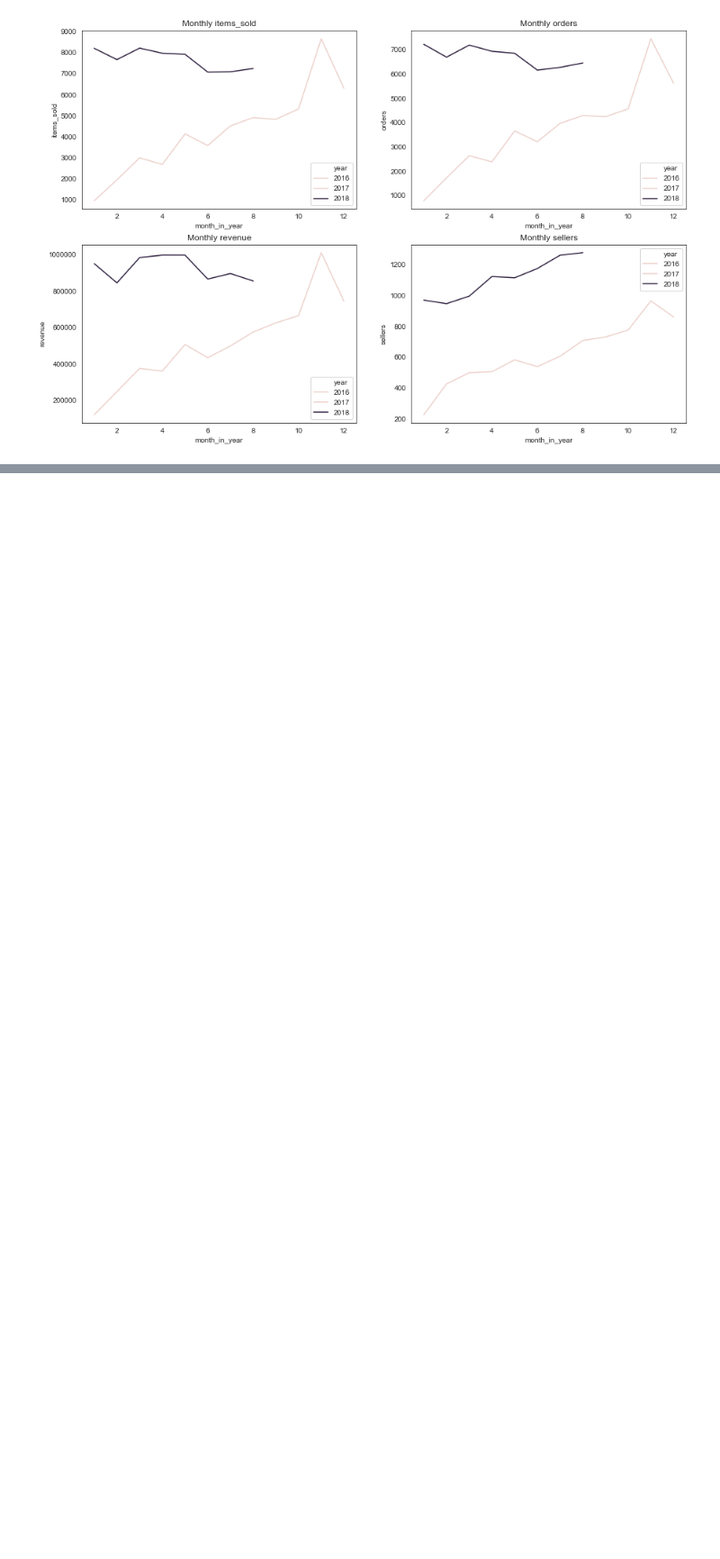
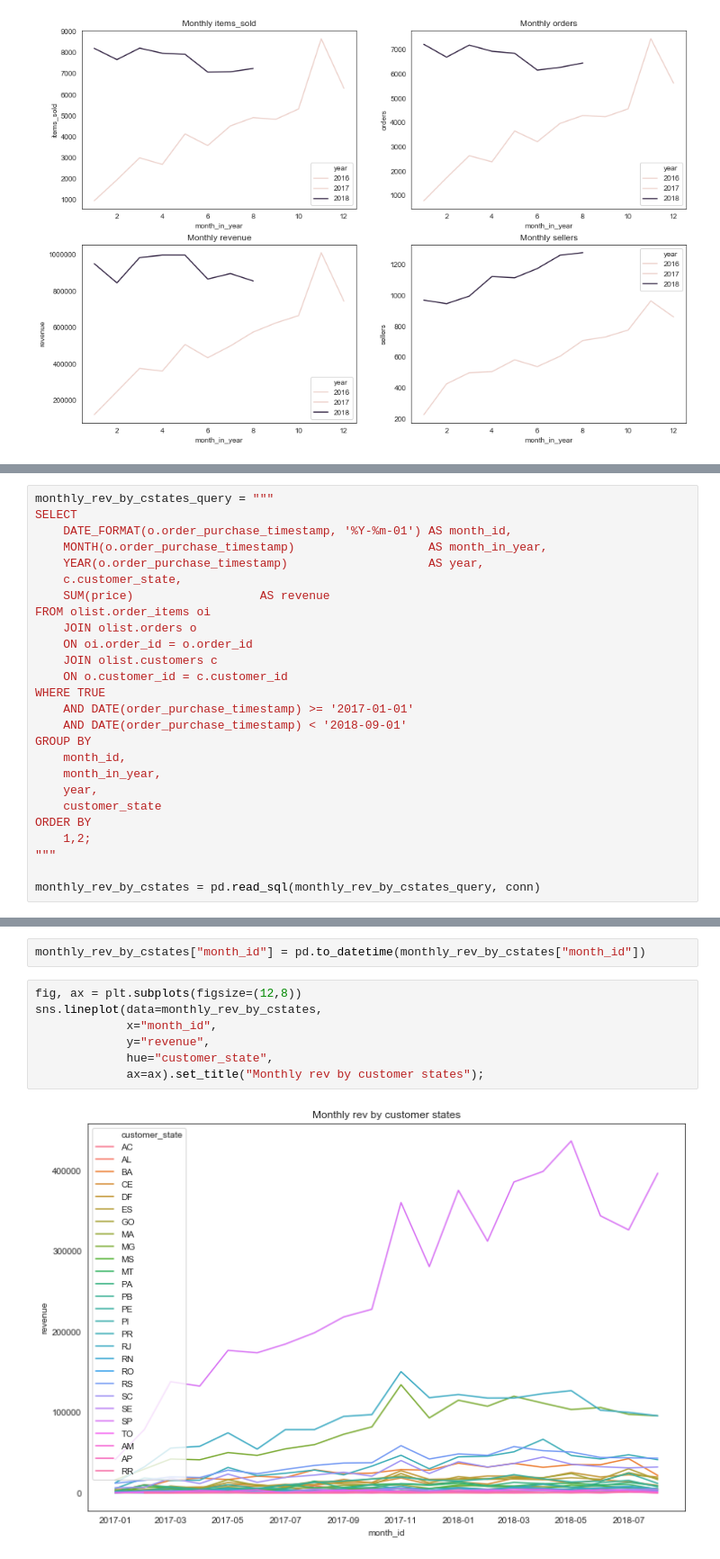
Before and after one commit to Senonino/data-ber-01-20, a Jupyter notebook: Notes/module_2/week_4/2_analytics-trends_correlations.ipynb, the cells around one changed output, grey strips where cells are left out. Shown at 90% size. Cells and saved outputs as stored; diff of their text form; blank space fills up the shorter version.

```diff
--- a/Notes/module_2/week_4/2_analytics-trends_correlations.ipynb
+++ b/Notes/module_2/week_4/2_analytics-trends_correlations.ipynb
@@ -190,0 +260,26 @@ for ax in axes.flatten():
+# %%
+monthly_rev_by_cstates_query = """
+SELECT
+    DATE_FORMAT(o.order_purchase_timestamp, '%Y-%m-01') AS month_id,
+    MONTH(o.order_purchase_timestamp)                   AS month_in_year,
+    YEAR(o.order_purchase_timestamp)                    AS year,
+    c.customer_state,
+    SUM(price)                  AS revenue
+FROM olist.order_items oi
+    JOIN olist.orders o
+    ON oi.order_id = o.order_id
+    JOIN olist.customers c
+    ON o.customer_id = c.customer_id
+WHERE TRUE
+    AND DATE(order_purchase_timestamp) >= '2017-01-01'
+    AND DATE(order_purchase_timestamp) < '2018-09-01'
+GROUP BY
+    month_id,
+    month_in_year,
+    year,
+    customer_state
+ORDER BY
+    1,2;
+"""
+
+monthly_rev_by_cstates = pd.read_sql(monthly_rev_by_cstates_query, conn)
@@ -190,0 +311,11 @@ for ax in axes.flatten():
+# %%
+monthly_rev_by_cstates["month_id"] = pd.to_datetime(monthly_rev_by_cstates["month_id"])
+# %%
+fig, ax = plt.subplots(figsize=(12,8))
+sns.lineplot(data=monthly_rev_by_cstates,
+             x="month_id",
+             y="revenue",
+             hue="customer_state",
+             ax=ax).set_title("Monthly rev by customer states");
+# %% [output]
+[figure, added]
```
Also changed, not shown: parts of 36 cells of this notebook.
